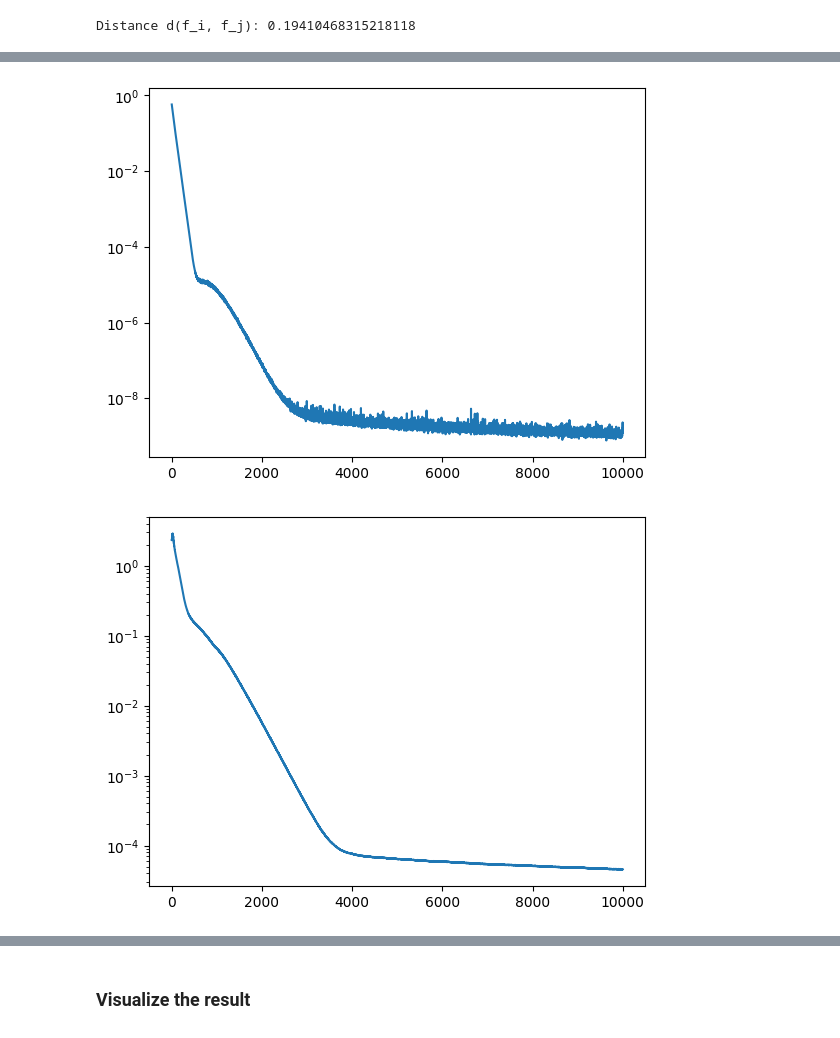
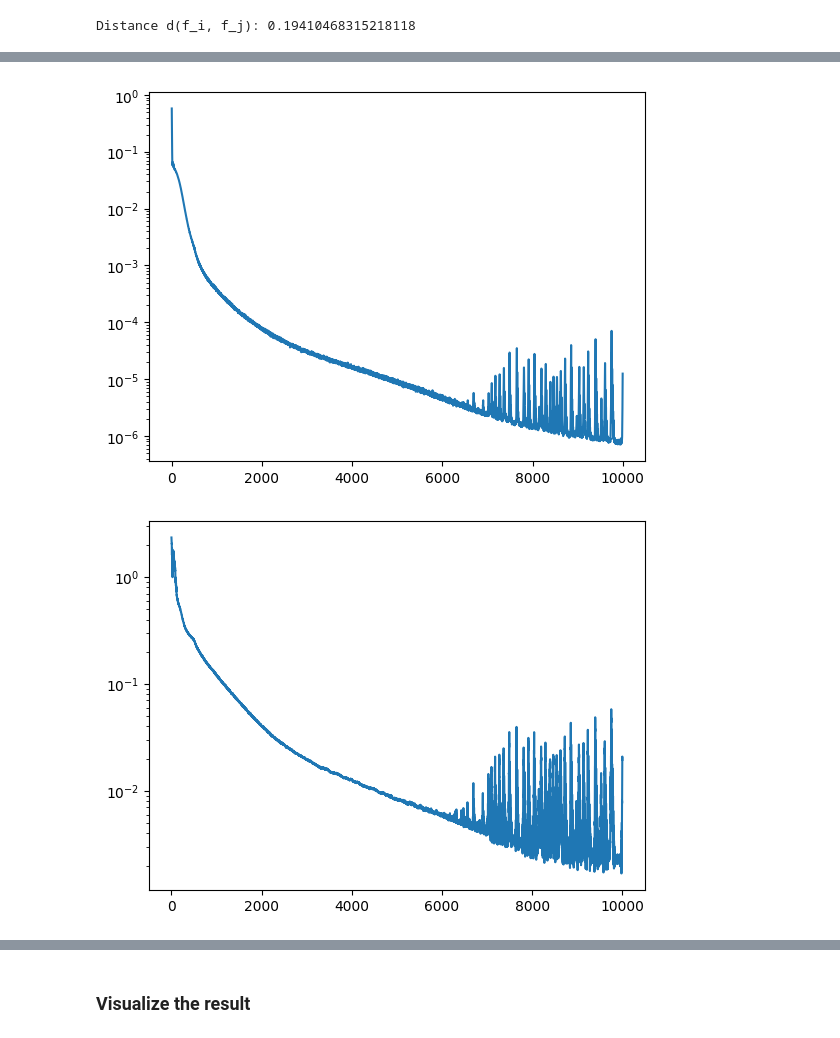
Before and after one commit to JamesAndrewKing/GaussNewtonShapes, a Jupyter notebook: notebooks/catenoid.ipynb, the cells around one changed output, grey strips where cells are left out. Cells and saved outputs as stored; diff of their text form; code cells hidden in the pictures.

```diff
--- a/notebooks/catenoid.ipynb
+++ b/notebooks/catenoid.ipynb
@@ -149,8 +149,8 @@ pts_eikonal = torch.cat((pts_space_fixed, pts_boundary))
 pts_surface = pts_boundary
 
 
-loss_weights = {"interface": 1.0, "eikonal": 0.001, "curvature": 1.0}
-# loss_weights = {"interface": 1.0, "eikonal": 0.5, "curvature": 1.0}
+# loss_weights = {"interface": 1.0, "eikonal": 0.001, "curvature": 1.0}
+loss_weights = {"interface": 1.0, "eikonal": 0.5, "curvature": 1.0}
 
 
 
@@ -320,9 +320,9 @@ loss_over_iters = {}
 distance_over_iters = {}
 chamfer_over_iters = {}
 # Gauss-Newton:
-optim = HandNGD(model, lr=1e-2, config=config)
+# optim = HandNGD(model, lr=1e-2, config=config)
 # Adam:
-# optim = torch.optim.Adam(model.parameters(), lr=1e-3)
+optim = torch.optim.Adam(model.parameters(), lr=1e-3)
 # eikonal weight has to be small compared to h_laplace, see StabEik
 
 for i in (pbar:=trange(10000)):
@@ -343,42 +343,41 @@ for i in (pbar:=trange(10000)):
 
     pts_surface = sample_model_surface_binsearch(model)
     config["pts_surface"] = pts_surface
     optim.config = config
 
     loss_curvature = 0.5*model.v_f_mean_curvature(params, pts_surface).squeeze(1).square().mean()
 
     # loss = loss_weights["interface"] * loss_interface + loss_weights["eikonal"] * loss_eikonal + loss_weights["laplacian"] * loss_laplacian + loss_weights["curvature"] * loss_curvature
     loss = loss_weights["interface"] * loss_interface + loss_weights["eikonal"] * loss_eikonal + loss_weights["curvature"] * loss_curvature
 
     loss.backward()
     with torch.no_grad():
         loss_metric = loss_interface + loss_curvature
         distance_over_iters[i] = compute_distance(model.double(), catenoid_level_set, pts_surface, pts_surface_true)
         chamfer_over_iters[i] = chamfer_disc(model, pts_surface_true)
 
 
         pbar.set_description(f"interface: {loss_interface.item():.2e} "
                             f"eikonal: {loss_eikonal.item():.2e} "
                             f"curvature: {loss_curvature.item():.2e} "
-                            f"laplacian: {loss_laplacian.item():.2e} "
                             f"error: {distance_over_iters[i]:.2e} "
                             f"{len(pts_surface)}"
                             )
         loss_over_iters[i] = loss_metric.item()
     optim.step()
 
 plt.plot(loss_over_iters.keys(), loss_over_iters.values())
 plt.semilogy()
 plt.show()
 # %% [output]
-[figure, old version]
+[figure, new version]
 # %%
 plt.plot(distance_over_iters.keys(), distance_over_iters.values())
 plt.semilogy()
 # plt.savefig("error_catenoid.png")
 plt.show()
 # %% [output]
-[figure, old version]
+[figure, new version]
 # %%
 plt.plot(chamfer_over_iters.keys(), chamfer_over_iters.values())
 plt.semilogy()
```
Also changed, not shown: parts of 4 cells of this notebook, 8 other files.
